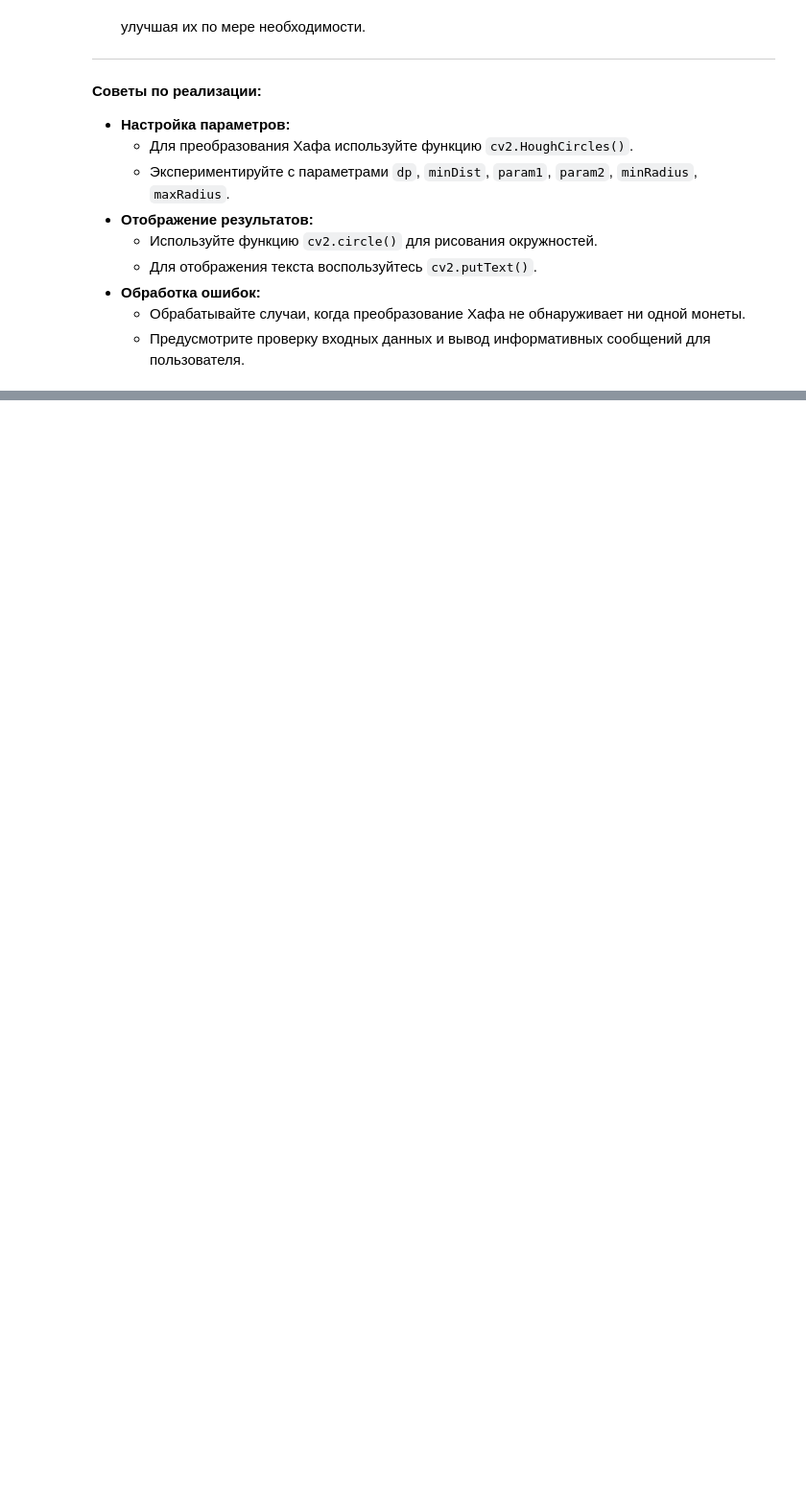
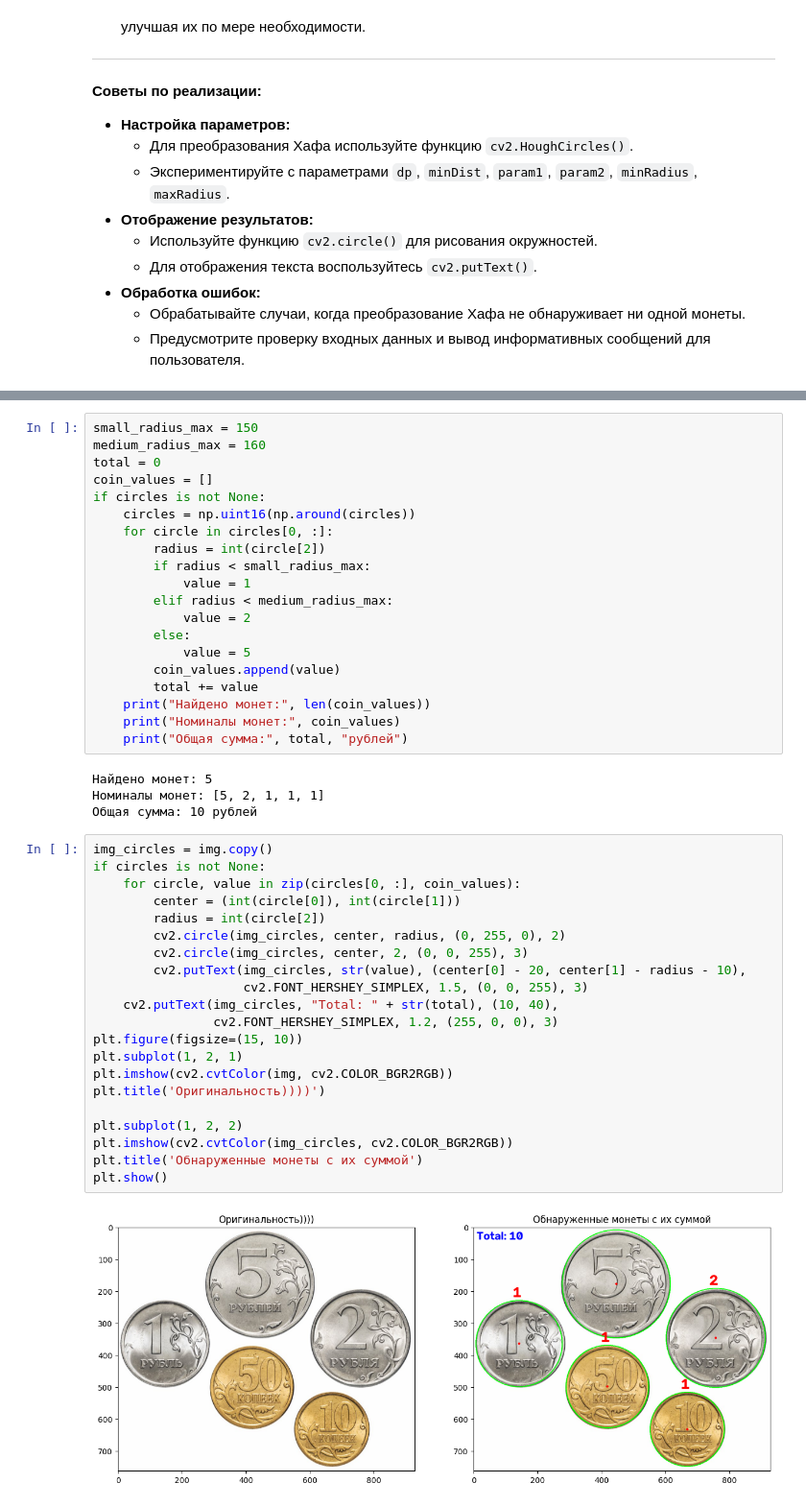
Before and after one commit to DanisStepanov/image_processing, a Jupyter notebook: Проектная_работа_№1_Классификация_объектов_на_изображении.ipynb, the cells around one changed output, grey strips where cells are left out. Shown at 96% size. Cells and saved outputs as stored; diff of their text form; blank space fills up the shorter version.

```diff
--- a/Проектная_работа_№1_Классификация_объектов_на_изображении.ipynb
+++ b/Проектная_работа_№1_Классификация_объектов_на_изображении.ipynb
@@ -94,0 +144,47 @@
+# %%
+small_radius_max = 150
+medium_radius_max = 160
+total = 0
+coin_values = []
+if circles is not None:
+    circles = np.uint16(np.around(circles))
+    for circle in circles[0, :]:
+        radius = int(circle[2])
+        if radius < small_radius_max:
+            value = 1
+        elif radius < medium_radius_max:
+            value = 2
+        else:
+            value = 5
+        coin_values.append(value)
+        total += value
+    print("Найдено монет:", len(coin_values))
+    print("Номиналы монет:", coin_values)
+    print("Общая сумма:", total, "рублей")
+# %% [output]
+Найдено монет: 5
+Номиналы монет: [5, 2, 1, 1, 1]
+Общая сумма: 10 рублей
+# %%
+img_circles = img.copy()
+if circles is not None:
+    for circle, value in zip(circles[0, :], coin_values):
+        center = (int(circle[0]), int(circle[1]))
+        radius = int(circle[2])
+        cv2.circle(img_circles, center, radius, (0, 255, 0), 2)
+        cv2.circle(img_circles, center, 2, (0, 0, 255), 3)
+        cv2.putText(img_circles, str(value), (center[0] - 20, center[1] - radius - 10),
+                    cv2.FONT_HERSHEY_SIMPLEX, 1.5, (0, 0, 255), 3)
+    cv2.putText(img_circles, "Total: " + str(total), (10, 40),
+                cv2.FONT_HERSHEY_SIMPLEX, 1.2, (255, 0, 0), 3)
+plt.figure(figsize=(15, 10))
+plt.subplot(1, 2, 1)
+plt.imshow(cv2.cvtColor(img, cv2.COLOR_BGR2RGB))
+plt.title('Оригинальность))))')
+
+plt.subplot(1, 2, 2)
+plt.imshow(cv2.cvtColor(img_circles, cv2.COLOR_BGR2RGB))
+plt.title('Обнаруженные монеты с их суммой')
+plt.show()
+# %% [output]
+[figure, added]
```
Also changed, not shown: parts of 5 cells of this notebook.
